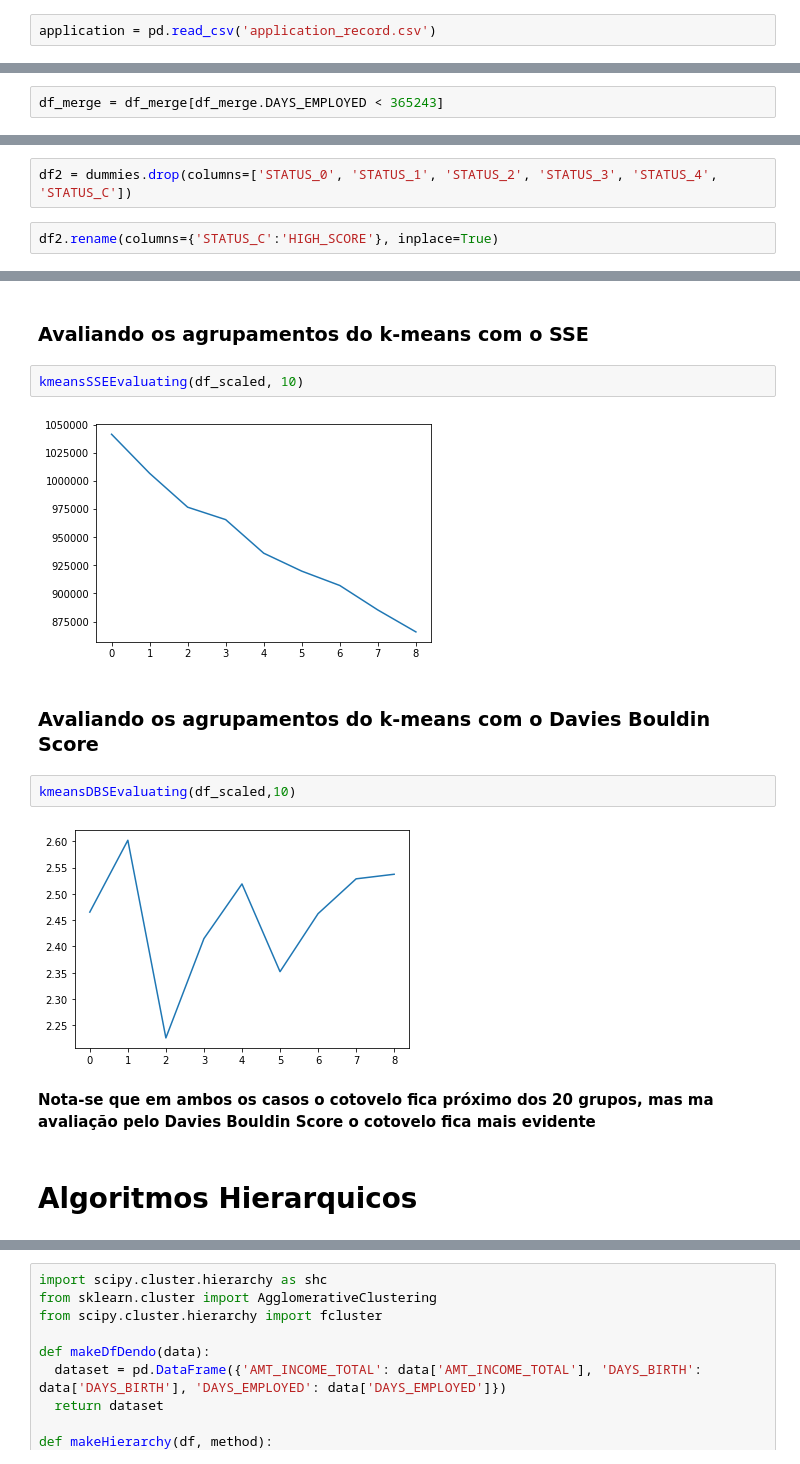
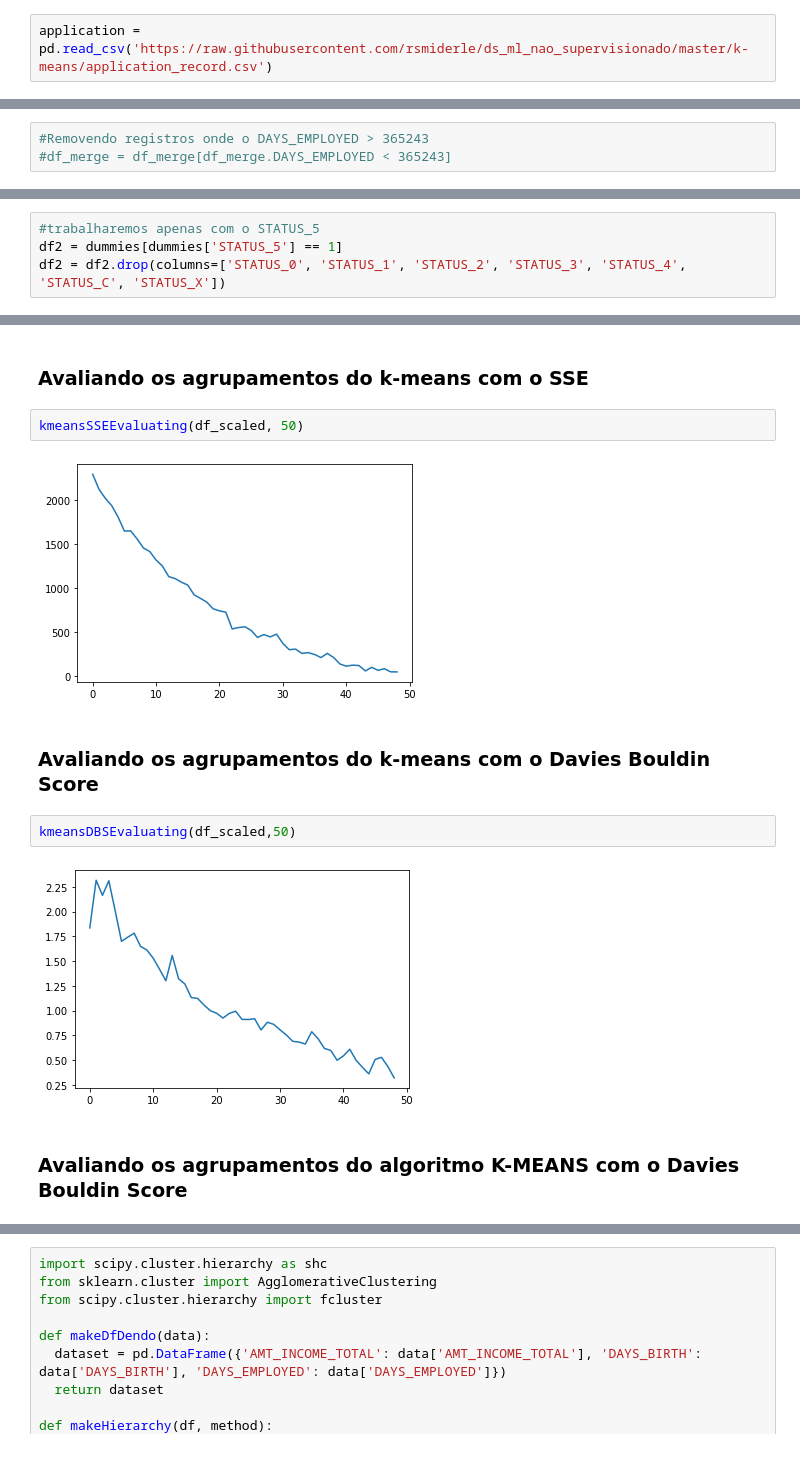
Before and after one commit to rsmiderle/ds_exercises, a Jupyter notebook: validacao_agrupamentos/validacao_agrupamentos-final.ipynb, the cells around one changed output, grey strips where cells are left out. Saved outputs shown, nothing was run; the diff lists cells and outputs as text.

```diff
--- a/validacao_agrupamentos/validacao_agrupamentos-final.ipynb
+++ b/validacao_agrupamentos/validacao_agrupamentos-final.ipynb
@@ -19,5 +19,5 @@ credit = pd.read_csv('credit_record.csv')
 # %%
-application = pd.read_csv('application_record.csv')
+application = pd.read_csv('https://raw.githubusercontent.com/rsmiderle/ds_ml_nao_supervisionado/master/k-means/application_record.csv')
 # %% [markdown]
 <h1>Pré-processamento
 # %%
@@ -47,2 +44,3 @@ df_merge = df_merge[df_merge['MONTHS_BALANCE'] == 0]
 # %%
-df_merge = df_merge[df_merge.DAYS_EMPLOYED < 365243]
+#Removendo registros onde o DAYS_EMPLOYED > 365243
+#df_merge = df_merge[df_merge.DAYS_EMPLOYED < 365243]
@@ -55,7 +52,7 @@ dummies = pd.get_dummies(df_merge).copy()
 # %%
-df2 = dummies.drop(columns=['STATUS_0', 'STATUS_1', 'STATUS_2', 'STATUS_3', 'STATUS_4', 'STATUS_C'])
+#trabalharemos apenas com o STATUS_5
+df2 = dummies[dummies['STATUS_5'] == 1]
+df2 = df2.drop(columns=['STATUS_0', 'STATUS_1', 'STATUS_2', 'STATUS_3', 'STATUS_4', 'STATUS_C', 'STATUS_X'])
-# %%
-df2.rename(columns={'STATUS_C':'HIGH_SCORE'}, inplace=True)
 # %%
 #eliminando features que não sofrem variação
 df3 = pd.DataFrame(df2.nunique())
@@ -128,16 +109,14 @@ plt.plot(scores)
 # %% [markdown]
 <h3>Avaliando os agrupamentos do k-means com o <b>SSE
 # %%
-kmeansSSEEvaluating(df_scaled, 10)
+kmeansSSEEvaluating(df_scaled, 50)
 # %% [output]
-[figure, old version]
+[figure, new version]
 # %% [markdown]
 <h3>Avaliando os agrupamentos do k-means com o <b>Davies Bouldin Score
 # %%
-kmeansDBSEvaluating(df_scaled,10)
+kmeansDBSEvaluating(df_scaled,50)
 # %% [output]
-[figure, old version]
+[figure, new version]
-# %% [markdown]
-<b>Nota-se que em ambos os casos o cotovelo fica próximo dos 20 grupos, mas ma avaliação pelo Davies Bouldin Score o cotovelo fica mais evidente
-# %% [markdown]
-<h1>Algoritmos Hierarquicos
+# %% [markdown]
+<h3>Avaliando os agrupamentos do algoritmo K-MEANS com o <b>Davies Bouldin Score
```
Also changed, not shown: parts of 22 cells of this notebook.
